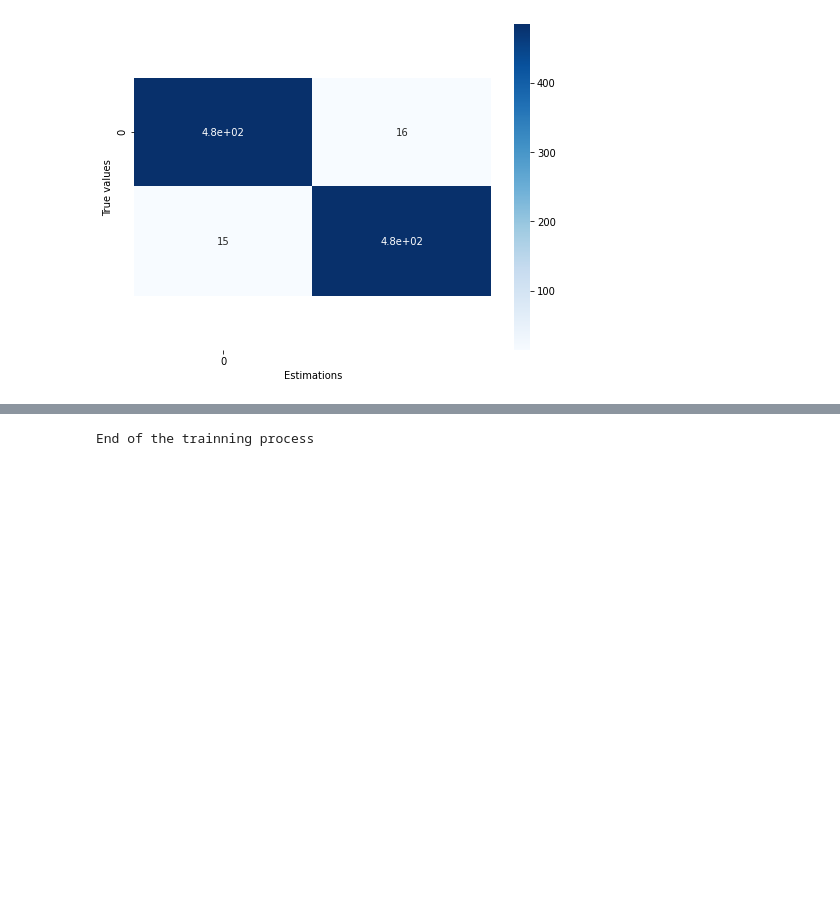
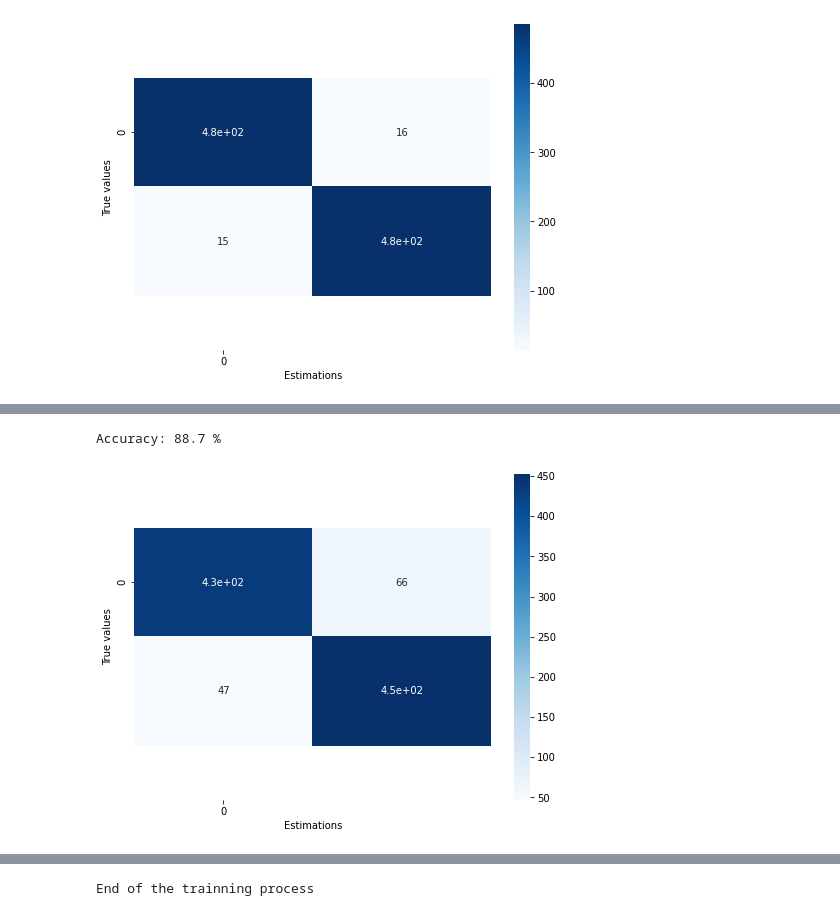
Before and after one commit to JanLeyva/DeepLearning, a Jupyter notebook: 1st_Assignment_v3.ipynb, the cells around one changed output, grey strips where cells are left out. Saved outputs shown, nothing was run; the diff lists cells and outputs as text; code cells hidden in the pictures; blank space fills up the shorter version.

```diff
--- a/1st_Assignment_v3.ipynb
+++ b/1st_Assignment_v3.ipynb
@@ -323,0 +415,6 @@ def reLU(x):
+# %%
+pred_ReLU1 = predict(model_ReLU1, X)
+plotConfusionMatrix(y, pred_ReLU1, classes = 2)
+# %% [output]
+Accuracy: 88.7 %
+[figure, added]
```
Also changed, not shown: parts of 14 cells of this notebook.
